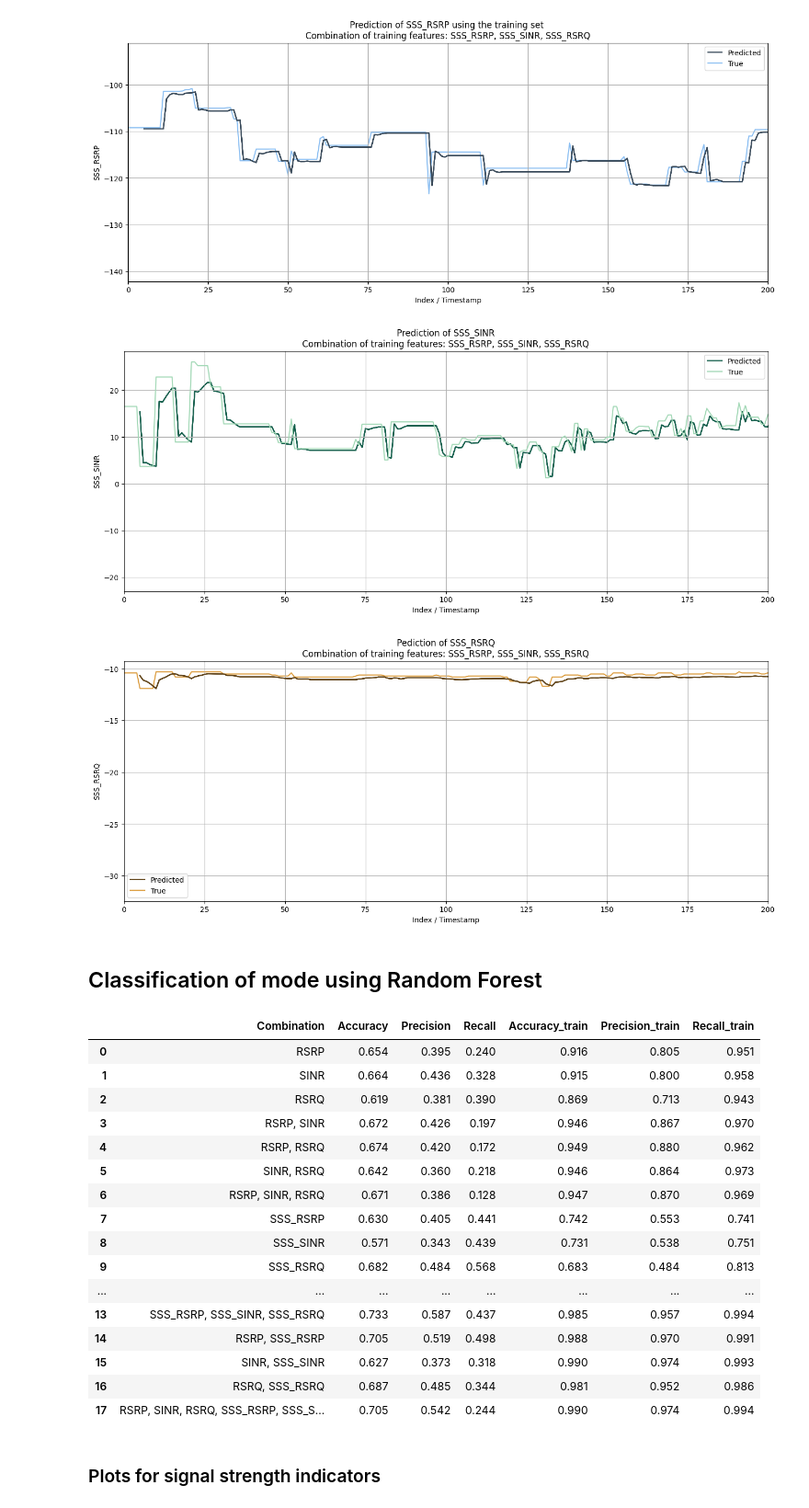
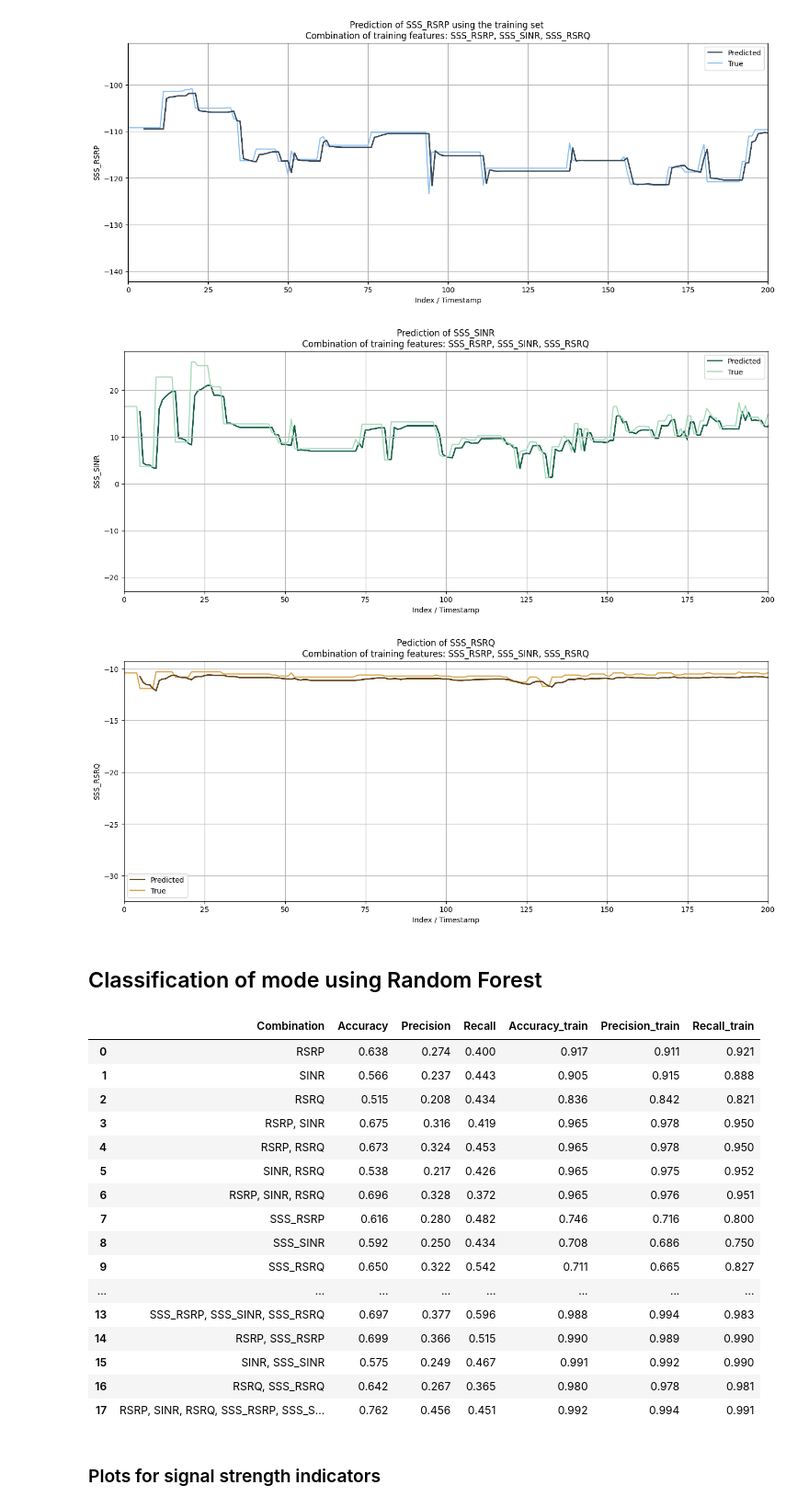
Before and after one commit to ihneskarbovik/master, a Jupyter notebook: main_two_campaigns.ipynb, the cells around one changed output. Shown: that part at 92% size. Saved outputs shown, nothing was run; the diff lists cells and outputs as text; code cells hidden in the pictures.

```diff
--- a/main_two_campaigns.ipynb
+++ b/main_two_campaigns.ipynb
@@ -37,8 +37,8 @@ def read_dataset(filename, campaigns=None, features=None):
     if features == None:
         features = ['RSRP', 'SINR', 'RSRQ', 'SSS_RSRP', 'SSS_SINR', 'SSS_RSRQ', 'campaign']
 
-    df, mode = df[features], df['Mode']
-    return df, mode
+    X, mode = df[features], df[['Mode', 'campaign']]
+    return X, mode
 
 
 '''
@@ -112,13 +112,18 @@ Name: campaign, dtype: int64
 # %%
 tf.random.set_seed(4567)
 campaigns = ['Interactivity_gaming_4G5G_TIM_Driving_Palasport_to_Via_Appia_End_No_Flight_Mode',
-             'Ping_UNIDATA_4G5G_TIM_Driving_Via_Normanni_to_Sabino',
              'Capacity_Ookla_4G5G_TIM_Driving_Tuscolana_Stat_Appia_No_Flight_Mode',
-             'Ping_UNIDATA_4G5G_TIM_Driving_Viale_Marconi_Test_2_No_Flight_Mode']
-test_campaign = ['Ping_UNIDATA_4G5G_TIM_Driving_Palasport_to_Via_Appia_End_No_Flight_Mode']
+             'Ping_UNIDATA_4G5G_TIM_Driving_Viale_Marconi_Test_2_No_Flight_Mode',
+             'Interactivity_gaming_4G5G_TIM_Driving_Tuscolana_Stat_Appia_No_Flight_Mode',
+             'Interactiviy_gaming_4G5G_TIM_Driving_Luca',
+             'Ping_UNIDATA_4G5G_TIM_Driving_Viale_Marconi',
+             'Interactivity_gaming_4G5G_TIM_Driving_Viale_Marconi_No_Flight_Mode']
+
+test_campaigns = ['Ping_UNIDATA_4G5G_TIM_Driving_Palasport_to_Via_Appia_End_No_Flight_Mode',
+                 'Ping_UNIDATA_4G5G_TIM_Driving_Via_Normanni_to_Sabino']
 
 train, mode_train = read_dataset('datasets/Op1_merged.csv', campaigns=campaigns)
-test, mode_test = read_dataset('datasets/Op1_merged.csv', campaigns=test_campaign)
+test, mode_test = read_dataset('datasets/Op1_merged.csv', campaigns=test_campaigns)
 
 results = {}
 target_features = ['RSRP', 'SINR', 'RSRQ', 'SSS_RSRP', 'SSS_SINR', 'SSS_RSRQ']
@@ -141,7 +146,7 @@ for target in target_features:
             print(used_features)
             features.append('campaign')
             warnings.simplefilter(action='ignore', category=pd.errors.SettingWithCopyWarning)
-            results[used_features] = LSTM(train=train[features], test=test[features], target_feature=target, features=features, n_steps_in=5, n_steps_out=1, campaigns=campaigns)
+            results[used_features] = LSTM(train=train[features], test=test[features], target_feature=target, features=features, n_steps_in=5, n_steps_out=1, campaigns=campaigns, test_campaigns=test_campaigns)
 # %% [output]
 RSRP -> RSRP
 RSRP, SINR -> RSRP
@@ -388,7 +395,7 @@ plt.title(f'Prediction of SSS_SINR\nCombination of training features: SSS_RSRP,
 plt.legend(handles=[pred[0], true[0]])
 plt.show()
 # %% [output]
-[figure, old version]
+[figure, new version]
 # %%
 selected_sss_rsrq_comb = 'SSS_RSRP, SSS_SINR, SSS_RSRQ -> SSS_RSRQ'
 sss_rsrq_comb = results[selected_sss_rsrq_comb]
@@ -409,39 +416,39 @@ plt.title(f'Pediction of SSS_RSRQ\nCombination of training features: SSS_RSRP, S
 plt.legend(handles=[pred[0], true[0]])
 plt.show()
 # %% [output]
-[figure, old version]
+[figure, new version]
 # %% [markdown]
 ## Classification of mode using Random Forest
 # %%
 rf_results = {}
 
 for features in feature_selection:
     used_features = ', '.join(features)
-    rf_results[used_features] = rf(X_train=train[features], X_test=test[features], mode_train=mode_train, mode_test=mode_test, n_estimators=300)
+    rf_results[used_features] = rf(X_train=train[features], X_test=test[features], mode_train=mode_train, mode_test=mode_test, n_estimators=200)
 
 rf_results_df = pd.DataFrame.from_dict(rf_results, orient='index')
 rf_results_df.reset_index(inplace=True)
 rf_results_df.rename(columns={'index': 'Combination'}, inplace=True)
 rf_results_df = rf_results_df.drop(['y_true', 'y_pred', 'train_true', 'train_pred', 'model'], axis=1)
 rf_results_df
 # %% [output]
 |  | Combination | Accuracy | Precision | Recall | Accuracy_train | Precision_train | Recall_train |
-| 0 | RSRP | 0.654 | 0.395 | 0.240 | 0.916 | 0.805 | 0.951 |
-| 1 | SINR | 0.664 | 0.436 | 0.328 | 0.915 | 0.800 | 0.958 |
-| 2 | RSRQ | 0.619 | 0.381 | 0.390 | 0.869 | 0.713 | 0.943 |
-| 3 | RSRP, SINR | 0.672 | 0.426 | 0.197 | 0.946 | 0.867 | 0.970 |
-| 4 | RSRP, RSRQ | 0.674 | 0.420 | 0.172 | 0.949 | 0.880 | 0.962 |
-| 5 | SINR, RSRQ | 0.642 | 0.360 | 0.218 | 0.946 | 0.864 | 0.973 |
-| 6 | RSRP, SINR, RSRQ | 0.671 | 0.386 | 0.128 | 0.947 | 0.870 | 0.969 |
-| 7 | SSS_RSRP | 0.630 | 0.405 | 0.441 | 0.742 | 0.553 | 0.741 |
-| 8 | SSS_SINR | 0.571 | 0.343 | 0.439 | 0.731 | 0.538 | 0.751 |
-| 9 | SSS_RSRQ | 0.682 | 0.484 | 0.568 | 0.683 | 0.484 | 0.813 |
+| 0 | RSRP | 0.638 | 0.274 | 0.400 | 0.917 | 0.911 | 0.921 |
+| 1 | SINR | 0.566 | 0.237 | 0.443 | 0.905 | 0.915 | 0.888 |
+| 2 | RSRQ | 0.515 | 0.208 | 0.434 | 0.836 | 0.842 | 0.821 |
+| 3 | RSRP, SINR | 0.675 | 0.316 | 0.419 | 0.965 | 0.978 | 0.950 |
+| 4 | RSRP, RSRQ | 0.673 | 0.324 | 0.453 | 0.965 | 0.978 | 0.950 |
+| 5 | SINR, RSRQ | 0.538 | 0.217 | 0.426 | 0.965 | 0.975 | 0.952 |
+| 6 | RSRP, SINR, RSRQ | 0.696 | 0.328 | 0.372 | 0.965 | 0.976 | 0.951 |
+| 7 | SSS_RSRP | 0.616 | 0.280 | 0.482 | 0.746 | 0.716 | 0.800 |
+| 8 | SSS_SINR | 0.592 | 0.250 | 0.434 | 0.708 | 0.686 | 0.750 |
+| 9 | SSS_RSRQ | 0.650 | 0.322 | 0.542 | 0.711 | 0.665 | 0.827 |
 | ... | ... | ... | ... | ... | ... | ... | ... |
-| 13 | SSS_RSRP, SSS_SINR, SSS_RSRQ | 0.733 | 0.587 | 0.437 | 0.985 | 0.957 | 0.994 |
-| 14 | RSRP, SSS_RSRP | 0.705 | 0.519 | 0.498 | 0.988 | 0.970 | 0.991 |
-| 15 | SINR, SSS_SINR | 0.627 | 0.373 | 0.318 | 0.990 | 0.974 | 0.993 |
-| 16 | RSRQ, SSS_RSRQ | 0.687 | 0.485 | 0.344 | 0.981 | 0.952 | 0.986 |
-| 17 | RSRP, SINR, RSRQ, SSS_RSRP, SSS_S... | 0.705 | 0.542 | 0.244 | 0.990 | 0.974 | 0.994 |
+| 13 | SSS_RSRP, SSS_SINR, SSS_RSRQ | 0.697 | 0.377 | 0.596 | 0.988 | 0.994 | 0.983 |
+| 14 | RSRP, SSS_RSRP | 0.699 | 0.366 | 0.515 | 0.990 | 0.989 | 0.990 |
+| 15 | SINR, SSS_SINR | 0.575 | 0.249 | 0.467 | 0.991 | 0.992 | 0.990 |
+| 16 | RSRQ, SSS_RSRQ | 0.642 | 0.267 | 0.365 | 0.980 | 0.978 | 0.981 |
+| 17 | RSRP, SINR, RSRQ, SSS_RSRP, SSS_S... | 0.762 | 0.456 | 0.451 | 0.992 | 0.994 | 0.991 |
 # %%
 preds = pd.DataFrame({'RSRP' : [x[0] for x in rsrp_pred],
                       'SINR' : [x[0] for x in sinr_pred],
```
Also changed, not shown: parts of 9 cells of this notebook, 2 other files.
